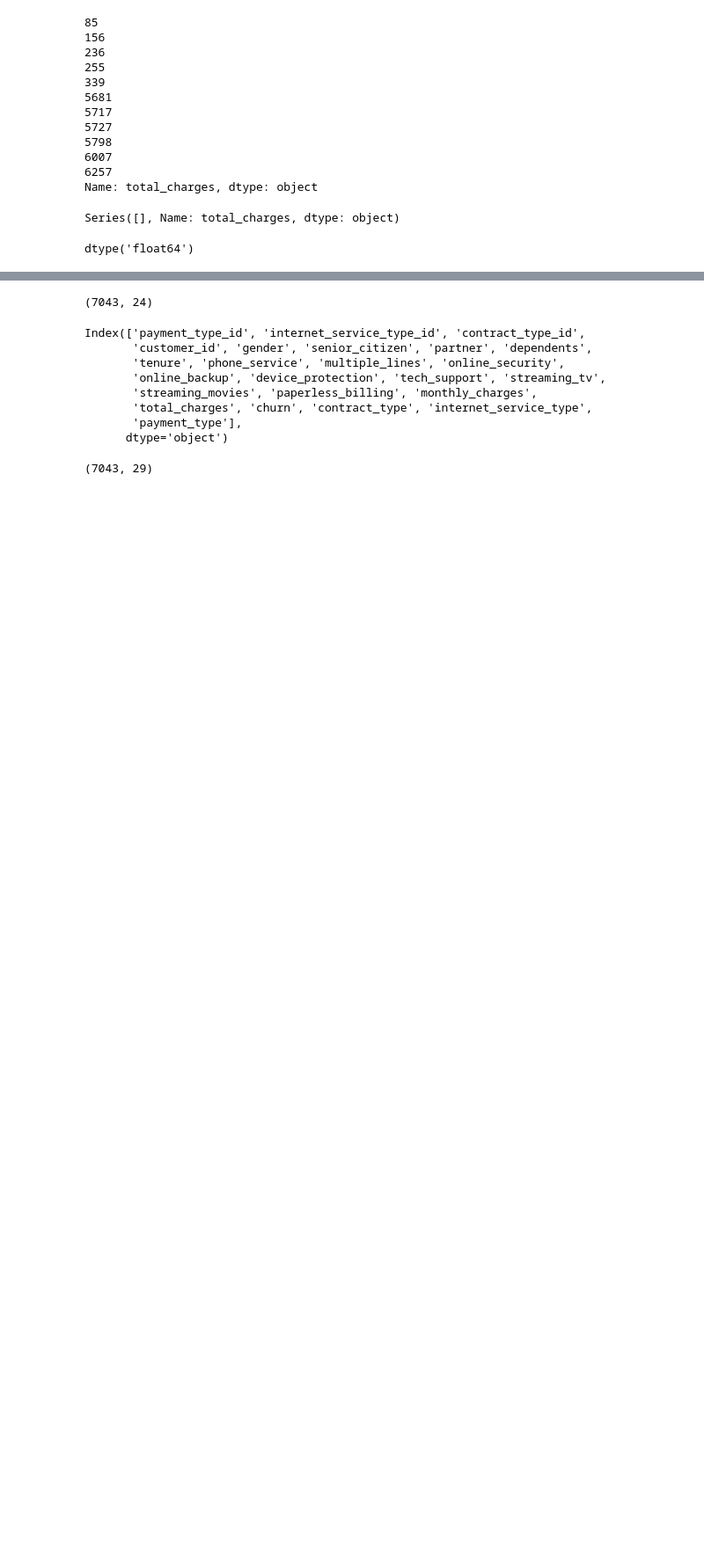
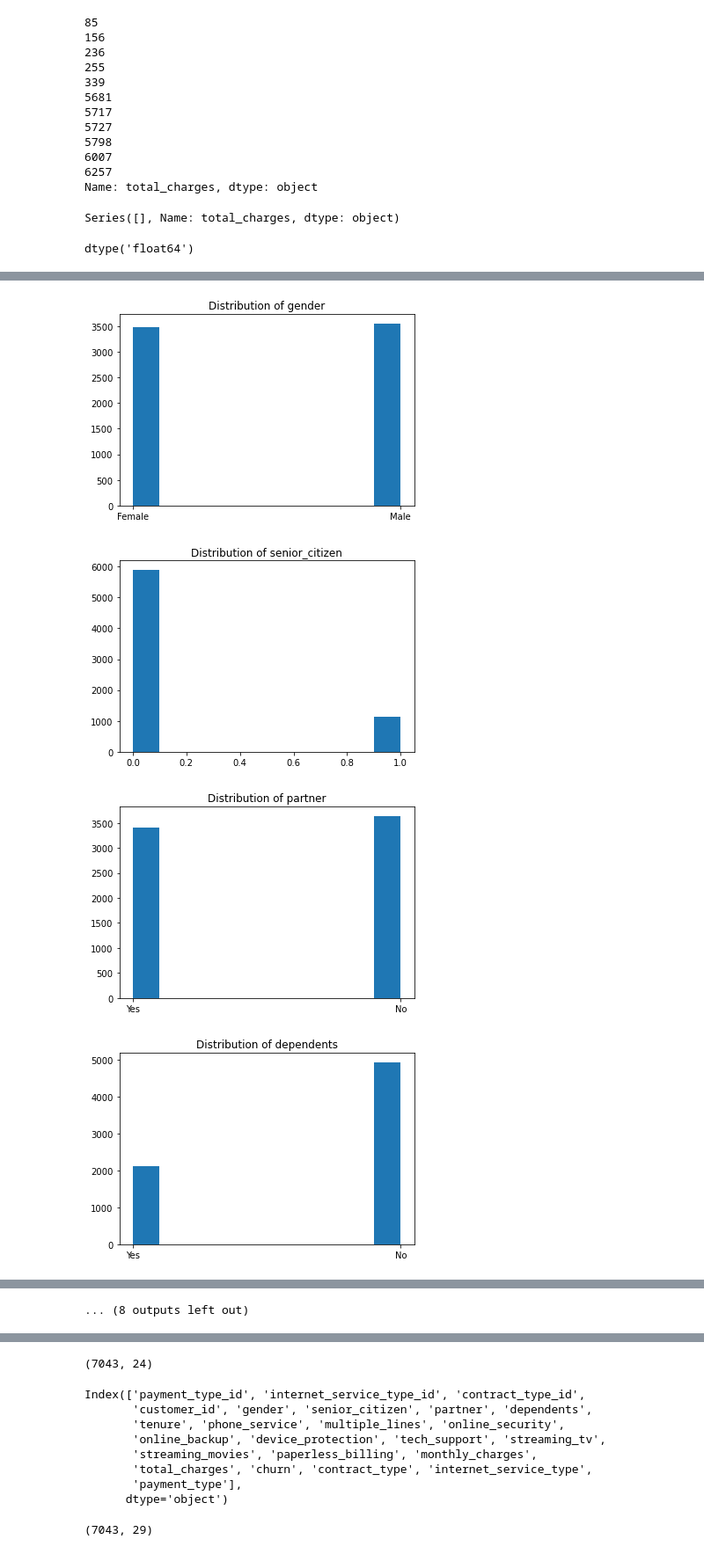
Before and after one commit to cindyvillanuevads/telco_classification_project, a Jupyter notebook: initial_nb_project.ipynb, the cells around one changed output, grey strips where cells are left out. Shown at 88% size. Saved outputs shown, nothing was run; the diff lists cells and outputs as text; code cells hidden in the pictures; blank space fills up the shorter version.

```diff
--- a/initial_nb_project.ipynb
+++ b/initial_nb_project.ipynb
@@ -208,0 +224,10 @@ df.duplicated().sum()
+# %%
+for col in cols[4:]:
+    plt.hist(df[col])
+    plt.title(f'Distribution of {col}')
+    plt.show()
+# %% [output]
+[figure, added]
+[figure, added]
+[figure, added]
+[figure, added]
@@ -208,0 +242 @@ df.duplicated().sum()
+... (8 outputs left out)
```
Also changed, not shown: parts of 73 cells of this notebook.
